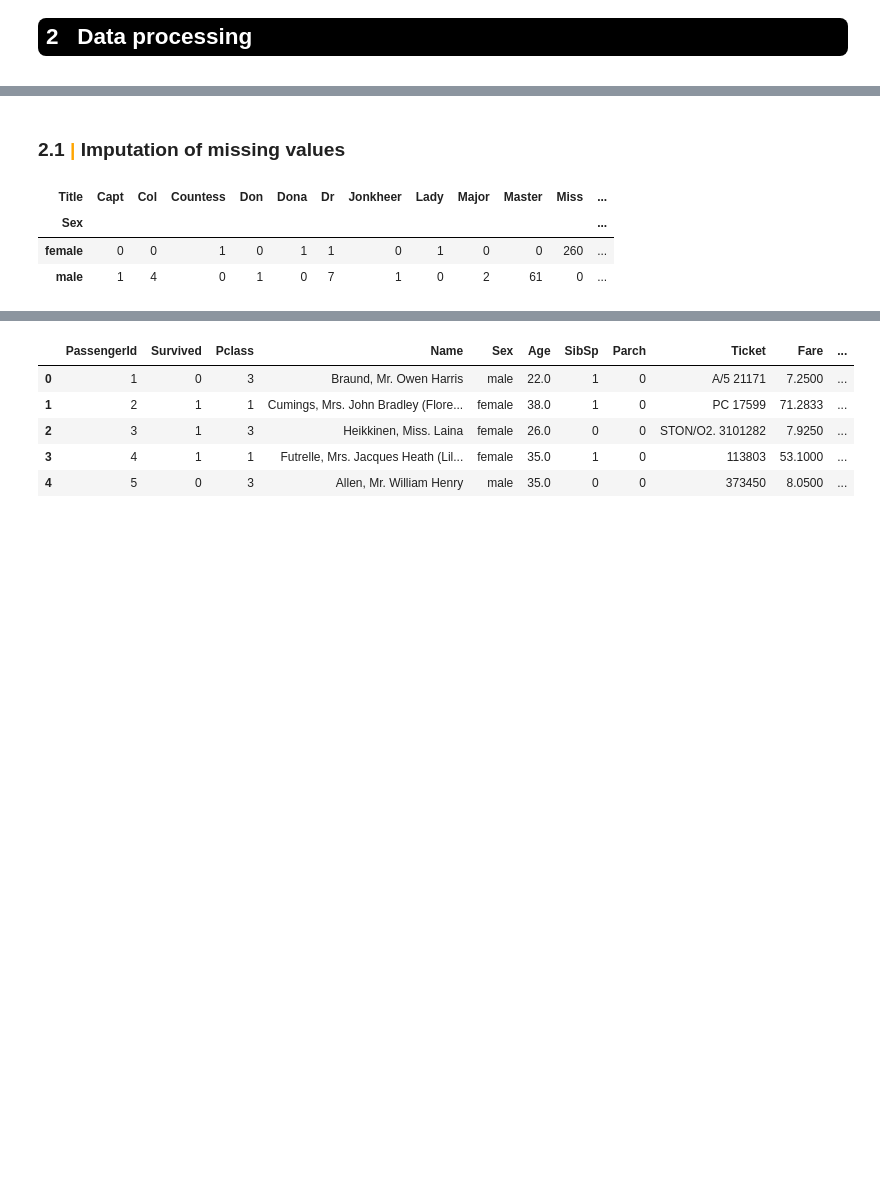
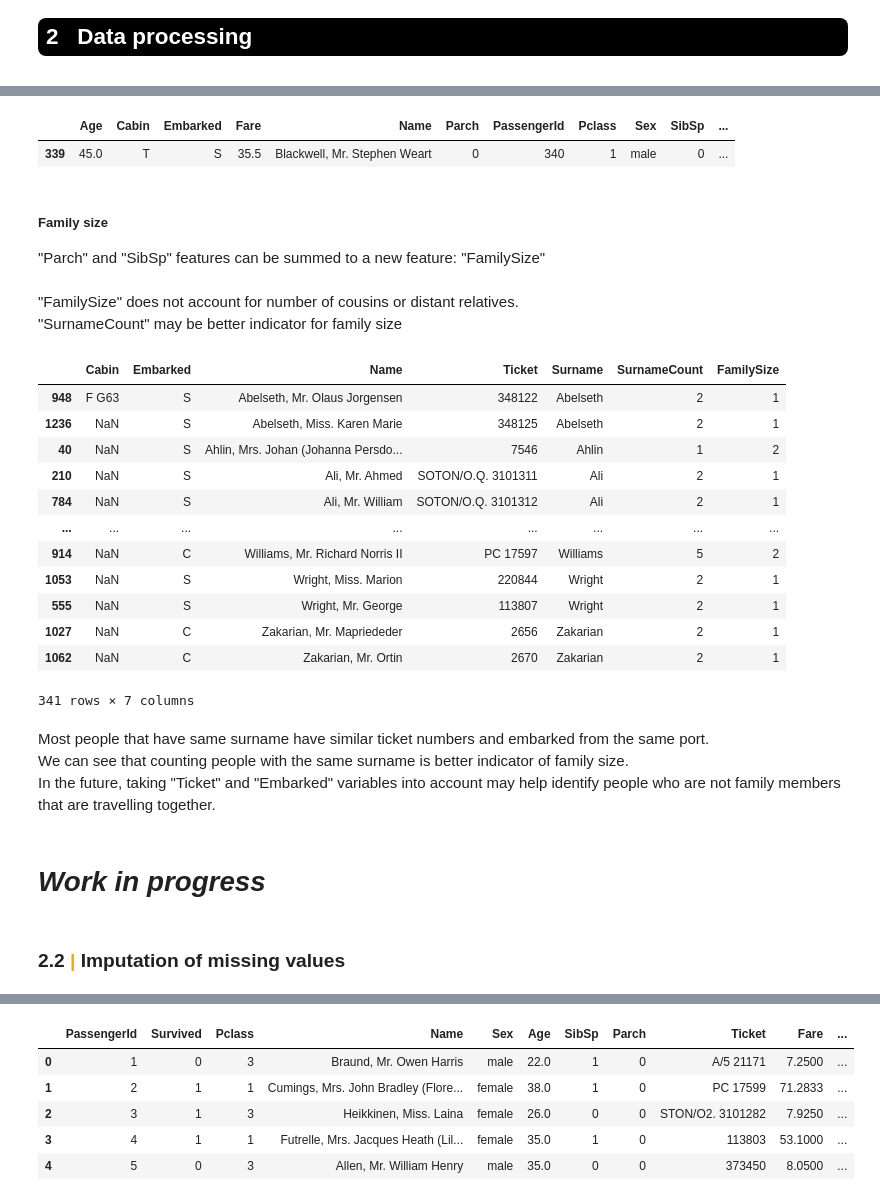
Before and after one commit to ywjin0707/KaggleNotebooks, a Jupyter notebook: titanic-survival-classification.ipynb, the cells around one changed output, grey strips where cells are left out. Drawn from its saved outputs; the diff is of its cells as text; code cells hidden in the pictures; blank space fills up the shorter version.

```diff
--- a/titanic-survival-classification.ipynb
+++ b/titanic-survival-classification.ipynb
@@ -199,0 +233,8 @@ categoricalPlots(df_train, y='Survived')
+# %%
+# Replace upper-class titles with 'Elite' status and unify titles for men and women
+df_data['Title'] = df_data['Title'].replace(['Capt', 'Col', 'Countess', 'Dr', 'Jonkheer' ,'Lady', 'Major', 'Rev', 'Sir'], 'Elite')
+df_data['Title'] = df_data['Title'].replace(['Ms', 'Mlle', 'Dona'], 'Miss')
+df_data['Title'] = df_data['Title'].replace('Mme', 'Mrs')
+df_data['Title'] = df_data['Title'].replace('Don', 'Mr')
+# Count occurence for each title again
+pd.crosstab(df_data['Title'], df_data['Sex']).transpose()
@@ -199,0 +256,5 @@ categoricalPlots(df_train, y='Survived')
+# %%
+# Extract surnames from name
+df_data['Surname'] = df_data.Name.str.extract('^([A-Za-z\'\-\s]+),', expand=False)
+# Add new column of counts of people with same surnames
+df_data['SurnameCount'] = df_data['Surname'].value_counts()[df_data['Surname']].values
@@ -199,0 +299,6 @@ categoricalPlots(df_train, y='Survived')
+# %%
+df_data['Deck'] = df_data.Cabin.str.extract('^([A-Za-z])', expand=False)
+print(df_data['Deck'].value_counts(dropna=False))
+### There is one passenger on Deck T
+### There are many missing values
+pd.crosstab(df_data['Deck'], df_data['Pclass'], margins=True, dropna=False).transpose()
@@ -200,10 +322,42 @@ categoricalPlots(df_train, y='Survived')
+# %%
+# Do research on passenger that was on Deck T
+df_data[df_data['Deck']=='T']
+### It seems that Mr. Blackwell was on the very top deck above Deck A.
+# df_data['Deck'] = df_data['Deck'].replace('T', 'A')
+# %% [output]
+|  | Age | Cabin | Embarked | Fare | Name | Parch | PassengerId | Pclass | Sex | SibSp | ... |
+| 339 | 45.0 | T | S | 35.5 | Blackwell, Mr. Stephen Weart | 0 | 340 | 1 | male | 0 | ... |
+# %% [markdown]
+##### Family size
+"Parch" and "SibSp" features can be summed to a new feature: "FamilySize"
+# %%
+# Create new feature: "FamilySize"
+df_data['FamilySize'] = df_data['Parch'] + df_data['SibSp'] + 1
+# %% [markdown]
+"FamilySize" does not account for number of cousins or distant relatives.
+"SurnameCount" may be better indicator for family size
+# %%
+# Inspect rows that have different values for "FamilySize" and "SurnameCount"
+df_data[df_data['FamilySize']-df_data['SurnameCount'] != 0][['Cabin','Embarked','Name','Ticket','Surname','SurnameCount','FamilySize']].sort_values(by='Surname')
+# %% [output]
+|  | Cabin | Embarked | Name | Ticket | Surname | SurnameCount | FamilySize |
+| 948 | F G63 | S | Abelseth, Mr. Olaus Jorgensen | 348122 | Abelseth | 2 | 1 |
+| 1236 | NaN | S | Abelseth, Miss. Karen Marie | 348125 | Abelseth | 2 | 1 |
+| 40 | NaN | S | Ahlin, Mrs. Johan (Johanna Persdo... | 7546 | Ahlin | 1 | 2 |
+| 210 | NaN | S | Ali, Mr. Ahmed | SOTON/O.Q. 3101311 | Ali | 2 | 1 |
+| 784 | NaN | S | Ali, Mr. William | SOTON/O.Q. 3101312 | Ali | 2 | 1 |
+| ... | ... | ... | ... | ... | ... | ... | ... |
+| 914 | NaN | C | Williams, Mr. Richard Norris II | PC 17597 | Williams | 5 | 2 |
+| 1053 | NaN | S | Wright, Miss. Marion | 220844 | Wright | 2 | 1 |
+| 555 | NaN | S | Wright, Mr. George | 113807 | Wright | 2 | 1 |
+| 1027 | NaN | C | Zakarian, Mr. Mapriededer | 2656 | Zakarian | 2 | 1 |
+| 1062 | NaN | C | Zakarian, Mr. Ortin | 2670 | Zakarian | 2 | 1 |
+341 rows × 7 columns
+# %% [markdown]
+Most people that have same surname have similar ticket numbers and embarked from the same port.
+We can see that counting people with the same surname is better indicator of family size.
+In the future, taking "Ticket" and "Embarked" variables into account may help identify people who are not family members that are travelling together.
+# %% [markdown]
+# ***Work in progress***
 # %% [markdown]
-### <b> 2.1 <span style='color:orange'> | </span> Imputation of missing values </b>
+### <b> 2.2 <span style='color:orange'> | </span> Imputation of missing values </b>
-# %%
-df_data['Title'] = df_data.Name.str.extract(' ([A-Za-z]+)\.', expand=False)
-pd.crosstab(df_data['Title'], df_data['Sex']).transpose()
-# %% [output]
-| Title | Capt | Col | Countess | Don | Dona | Dr | Jonkheer | Lady | Major | Master | Miss | ... |
-| Sex |  |  |  |  |  |  |  |  |  |  |  | ... |
-| female | 0 | 0 | 1 | 0 | 1 | 1 | 0 | 1 | 0 | 0 | 260 | ... |
-| male | 1 | 4 | 0 | 1 | 0 | 7 | 1 | 0 | 2 | 61 | 0 | ... |
```
Also changed, not shown: parts of 15 cells of this notebook.
